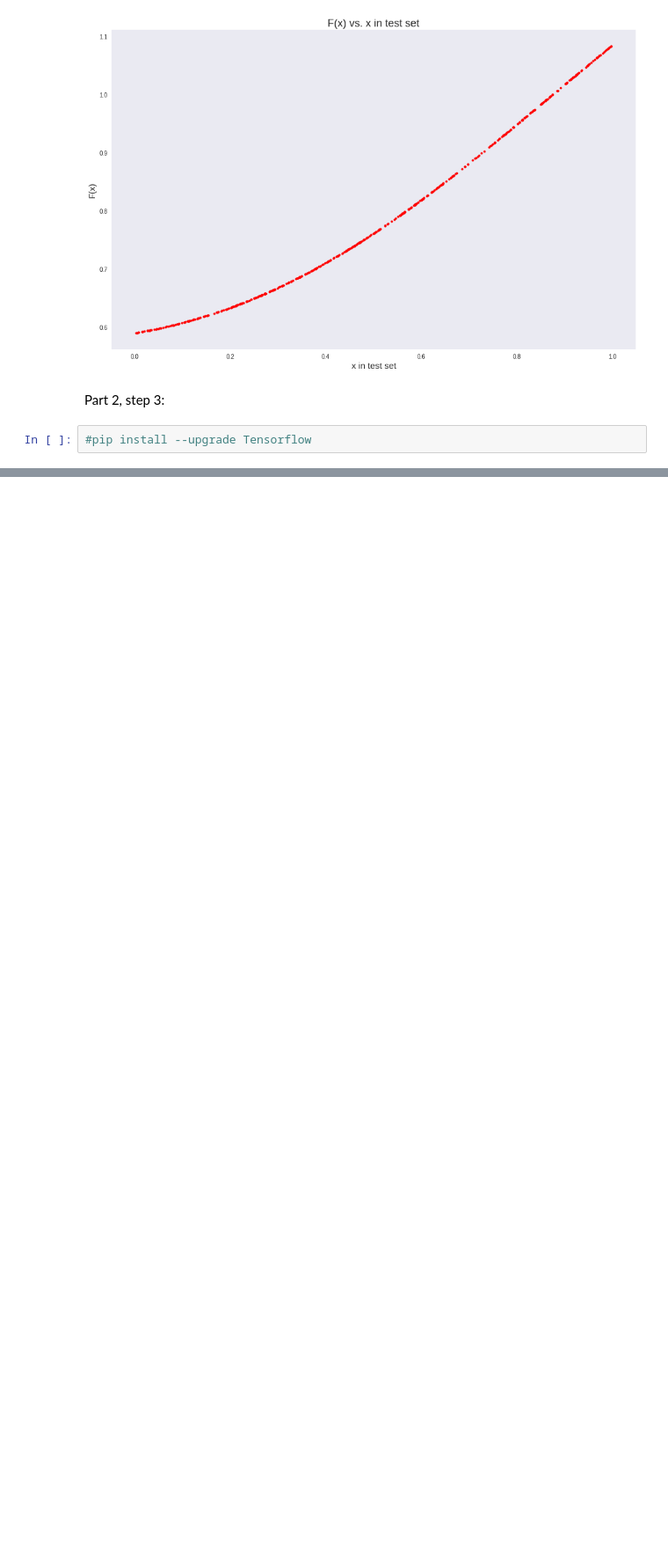
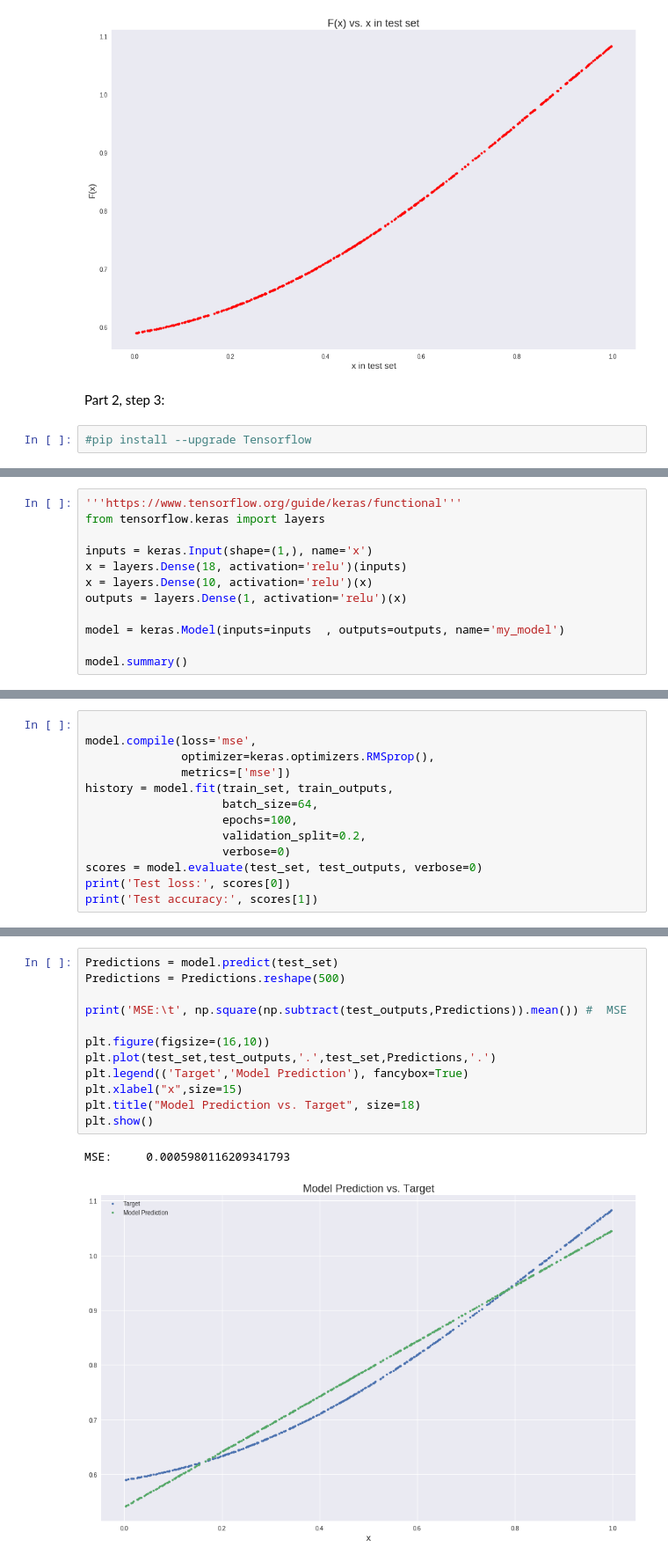
Before and after one commit to sablelevy/Neural_Networks, a Jupyter notebook: Simple_MLP_Neural_Network.ipynb, the cells around one changed output, grey strips where cells are left out. Shown at 88% size. Drawn from its saved outputs; the diff is of its cells as text; blank space fills up the shorter version.

Commit message:
improvements to  model

```diff
--- a/Simple_MLP_Neural_Network.ipynb
+++ b/Simple_MLP_Neural_Network.ipynb
@@ -175,0 +114,12 @@ _________________________________________________________________
+# %%
+'''https://www.tensorflow.org/guide/keras/functional'''
+from tensorflow.keras import layers
+
+inputs = keras.Input(shape=(1,), name='x')
+x = layers.Dense(18, activation='relu')(inputs)
+x = layers.Dense(10, activation='relu')(x)
+outputs = layers.Dense(1, activation='relu')(x)
+
+model = keras.Model(inputs=inputs  , outputs=outputs, name='my_model')
+
+model.summary()
@@ -175,0 +148,13 @@ _________________________________________________________________
+# %%
+
+model.compile(loss='mse',
+              optimizer=keras.optimizers.RMSprop(),
+              metrics=['mse'])
+history = model.fit(train_set, train_outputs,
+                    batch_size=64,
+                    epochs=100,
+                    validation_split=0.2,
+                    verbose=0)
+scores = model.evaluate(test_set, test_outputs, verbose=0)
+print('Test loss:', scores[0])
+print('Test accuracy:', scores[1])
@@ -175,0 +166,15 @@ _________________________________________________________________
+# %%
+Predictions = model.predict(test_set)
+Predictions = Predictions.reshape(500)
+
+print('MSE:\t', np.square(np.subtract(test_outputs,Predictions)).mean()) #  MSE
+
+plt.figure(figsize=(16,10))
+plt.plot(test_set,test_outputs,'.',test_set,Predictions,'.')
+plt.legend(('Target','Model Prediction'), fancybox=True)
+plt.xlabel("x",size=15)
+plt.title("Model Prediction vs. Target", size=18)
+plt.show()
+# %% [output]
+MSE:     0.0005980116209341793
+[figure, added]
```
Also changed, not shown: parts of 10 cells of this notebook.
